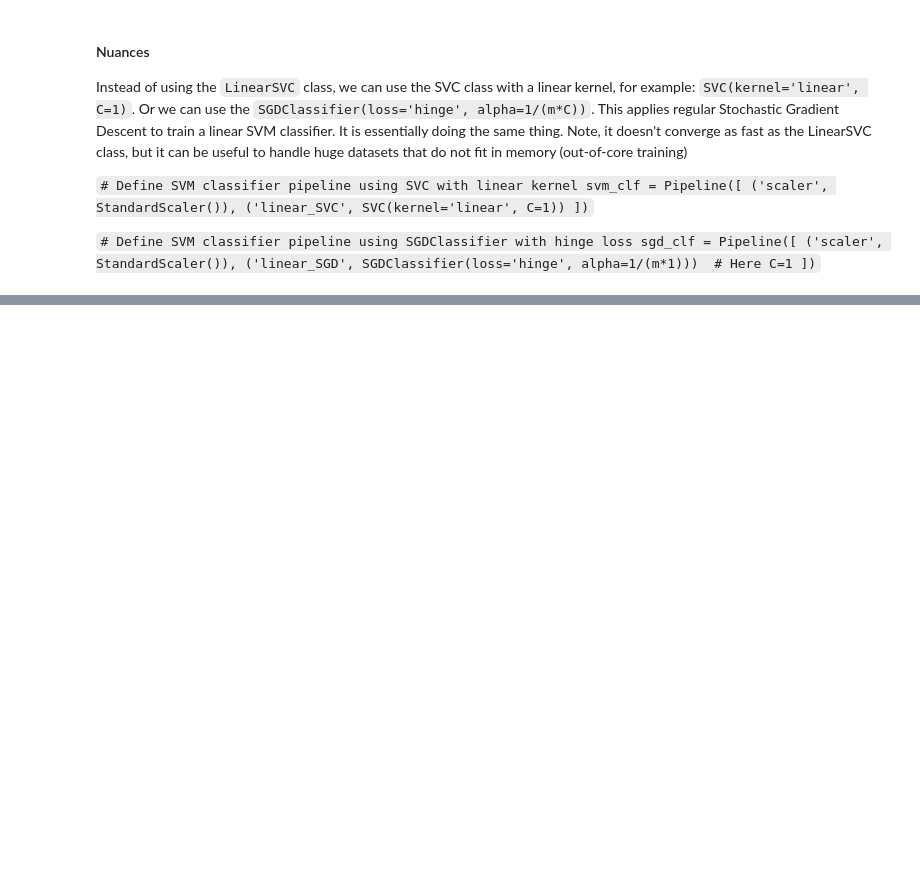
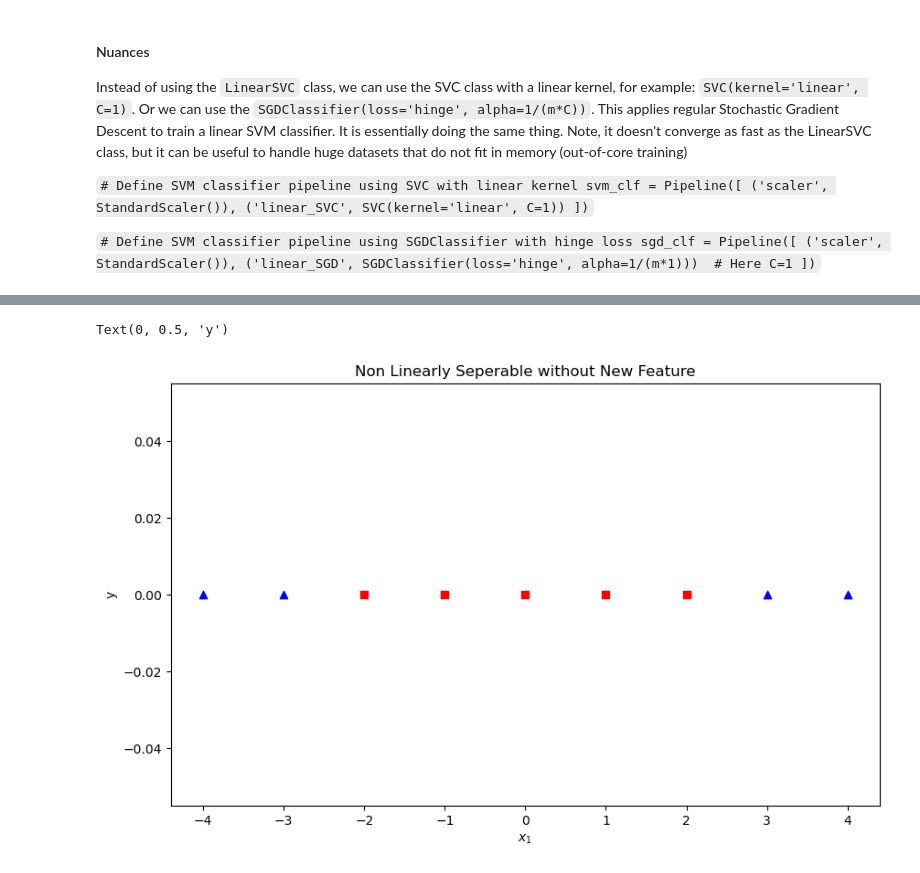
Before and after one commit to LilacOrchid/MachineLearningPractice, a Jupyter notebook: SVM Theory.ipynb, the cells around one changed output, grey strips where cells are left out. Drawn from its saved outputs; the diff is of its cells as text; code cells hidden in the pictures; blank space fills up the shorter version.

```diff
--- a/SVM Theory.ipynb
+++ b/SVM Theory.ipynb
@@ -114,0 +120,15 @@ sgd_clf = Pipeline([
+# %%
+x1 = [-4,-3,3,4]
+y1 = [0,0,0,0]
+x2 = [-2,-1,0,1,2]
+y2 = [0,0,0,0,0]
+
+plt.figure(figsize=(10,6))
+plt.title('Non Linearly Seperable without New Feature')
+plt.scatter(x1,y1,marker='^',color='b')
+plt.scatter(x2,y2,marker='s',color='r')
+plt.xlabel('$x_1$')
+plt.ylabel('y')
+# %% [output]
+Text(0, 0.5, 'y')
+[figure, added]
```
Also changed, not shown: parts of 10 cells of this notebook.
